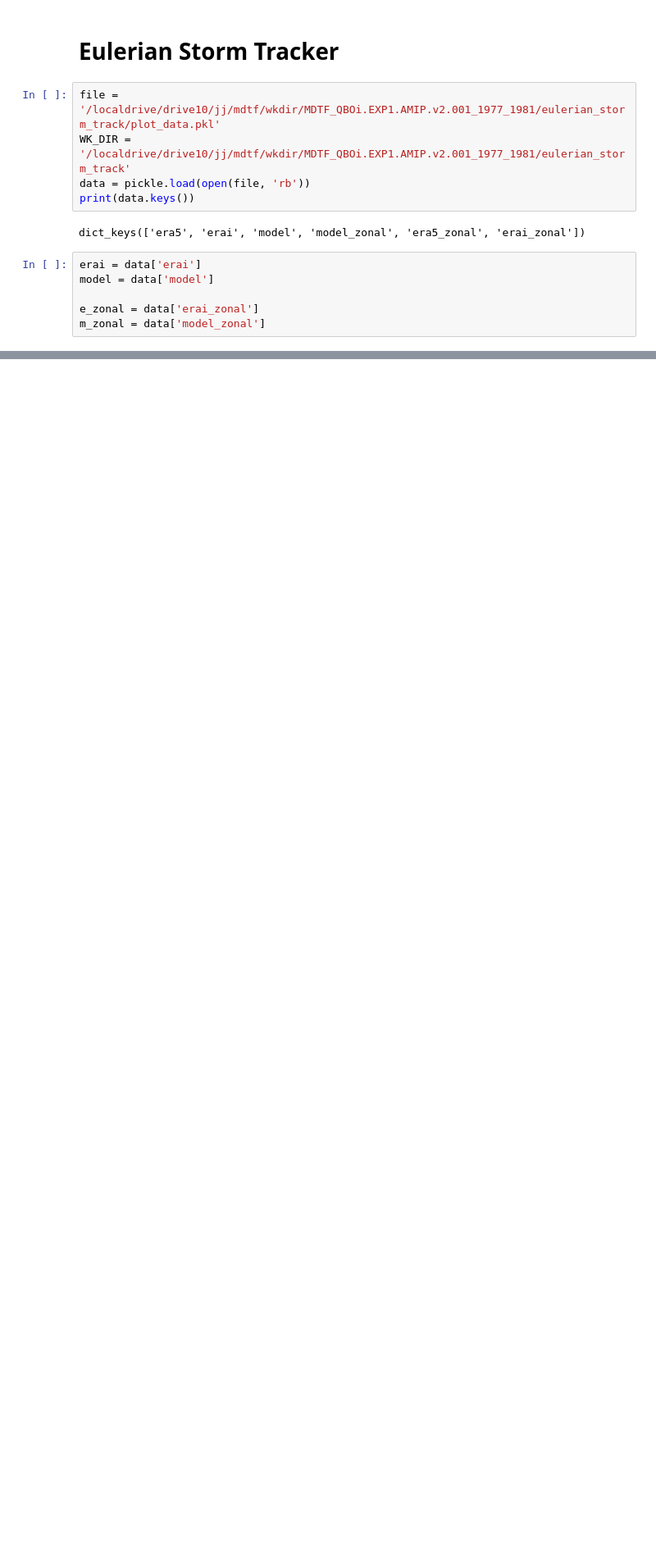
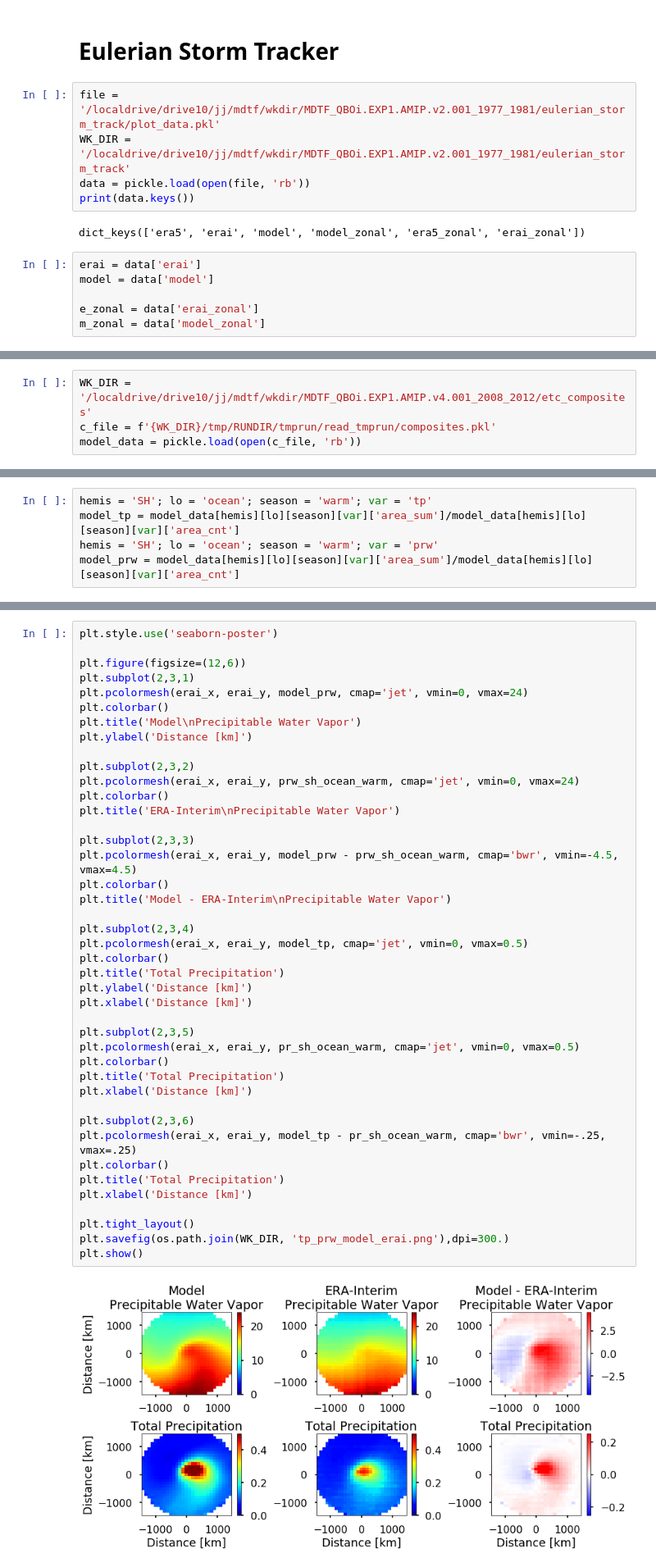
Before and after one commit to NOAA-GFDL/MDTF-diagnostics, a Jupyter notebook: diagnostics/etc_composites/remove/agu_plots.ipynb, the cells around one changed output, grey strips where cells are left out. Shown at 82% size. Drawn from its saved outputs; the diff is of its cells as text; blank space fills up the shorter version.

Commit message:
saved track_stats.pkl to wk_dir folder; updated agu plots

```diff
--- a/diagnostics/etc_composites/remove/agu_plots.ipynb
+++ b/diagnostics/etc_composites/remove/agu_plots.ipynb
@@ -101,0 +105,4 @@ plt.show()
+# %%
+WK_DIR = '/localdrive/drive10/jj/mdtf/wkdir/MDTF_QBOi.EXP1.AMIP.v4.001_2008_2012/etc_composites'
+c_file = f'{WK_DIR}/tmp/RUNDIR/tmprun/read_tmprun/composites.pkl'
+model_data = pickle.load(open(c_file, 'rb'))
@@ -101,0 +117,5 @@ plt.show()
+# %%
+hemis = 'SH'; lo = 'ocean'; season = 'warm'; var = 'tp'
+model_tp = model_data[hemis][lo][season][var]['area_sum']/model_data[hemis][lo][season][var]['area_cnt']
+hemis = 'SH'; lo = 'ocean'; season = 'warm'; var = 'prw'
+model_prw = model_data[hemis][lo][season][var]['area_sum']/model_data[hemis][lo][season][var]['area_cnt']
@@ -101,0 +180,44 @@ plt.show()
+# %%
+plt.style.use('seaborn-poster')
+
+plt.figure(figsize=(12,6))
+plt.subplot(2,3,1)
+plt.pcolormesh(erai_x, erai_y, model_prw, cmap='jet', vmin=0, vmax=24)
+plt.colorbar()
+plt.title('Model\nPrecipitable Water Vapor')
+plt.ylabel('Distance [km]')
+
+plt.subplot(2,3,2)
+plt.pcolormesh(erai_x, erai_y, prw_sh_ocean_warm, cmap='jet', vmin=0, vmax=24)
+plt.colorbar()
+plt.title('ERA-Interim\nPrecipitable Water Vapor')
+
+plt.subplot(2,3,3)
+plt.pcolormesh(erai_x, erai_y, model_prw - prw_sh_ocean_warm, cmap='bwr', vmin=-4.5, vmax=4.5)
+plt.colorbar()
+plt.title('Model - ERA-Interim\nPrecipitable Water Vapor')
+
+plt.subplot(2,3,4)
+plt.pcolormesh(erai_x, erai_y, model_tp, cmap='jet', vmin=0, vmax=0.5)
+plt.colorbar()
+plt.title('Total Precipitation')
+plt.ylabel('Distance [km]')
+plt.xlabel('Distance [km]')
+
+plt.subplot(2,3,5)
+plt.pcolormesh(erai_x, erai_y, pr_sh_ocean_warm, cmap='jet', vmin=0, vmax=0.5)
+plt.colorbar()
+plt.title('Total Precipitation')
+plt.xlabel('Distance [km]')
+
+plt.subplot(2,3,6)
+plt.pcolormesh(erai_x, erai_y, model_tp - pr_sh_ocean_warm, cmap='bwr', vmin=-.25, vmax=.25)
+plt.colorbar()
+plt.title('Total Precipitation')
+plt.xlabel('Distance [km]')
+
+plt.tight_layout()
+plt.savefig(os.path.join(WK_DIR, 'tp_prw_model_erai.png'),dpi=300.)
+plt.show()
+# %% [output]
+[figure, added]
```
Also changed, not shown: parts of 9 cells of this notebook, 1 other file.
